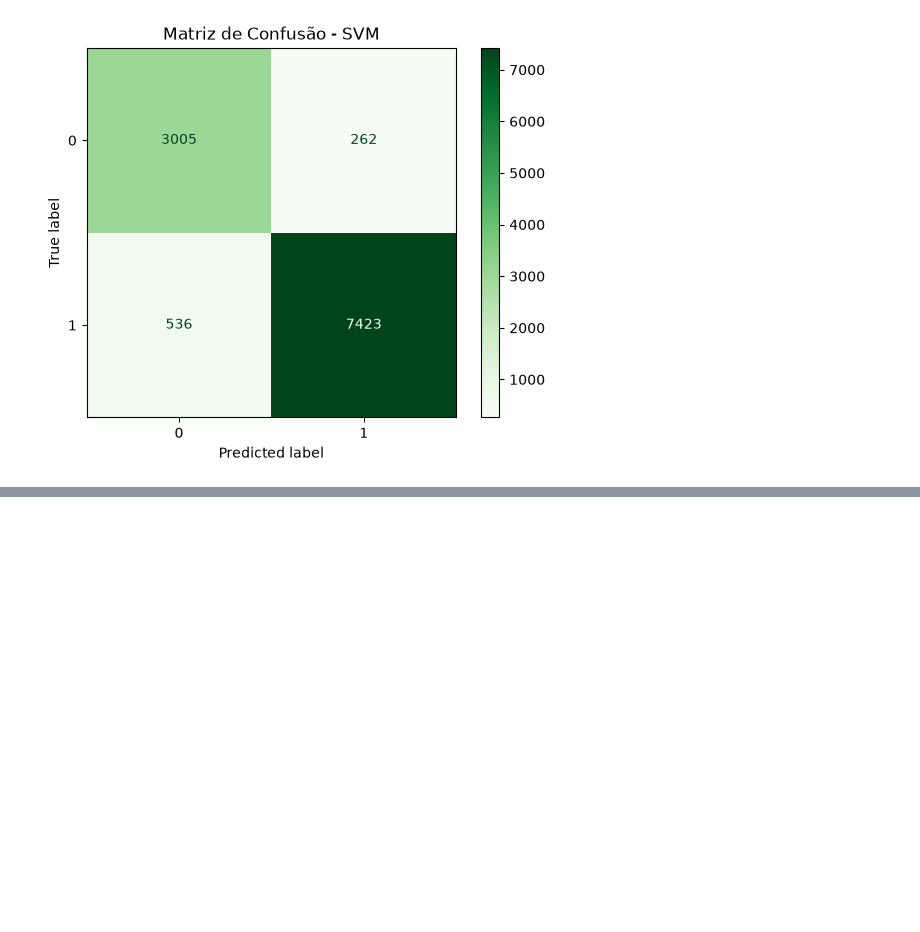
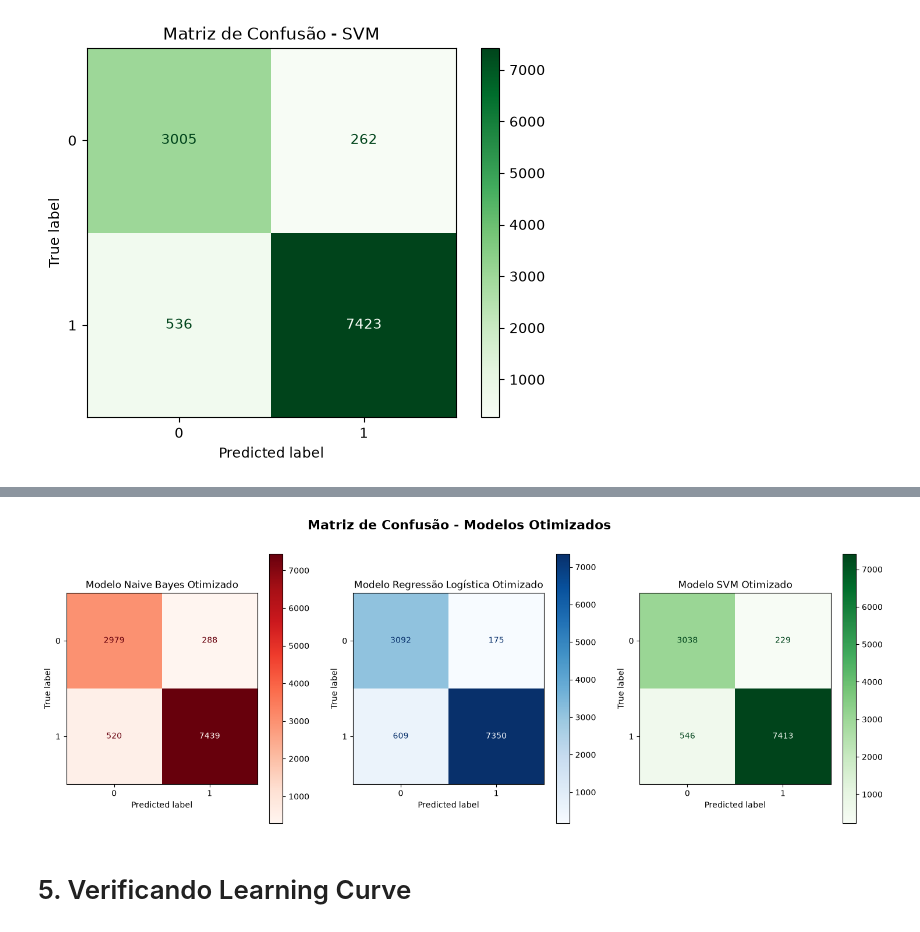
Before and after one commit to RenanTrevelim/olist-nlp-audit, a Jupyter notebook: notebooks/02_tfidf_models.ipynb, the cells around one changed output, grey strips where cells are left out. Saved outputs shown, nothing was run; the diff lists cells and outputs as text; code cells hidden in the pictures; blank space fills up the shorter version.

Commit message:
terminando modelo tfidf

```diff
--- a/notebooks/02_nlp_audit.ipynb
+++ b/notebooks/02_tfidf_models.ipynb
@@ -434,0 +500,21 @@ plt.show()
+# %%
+pipeline_svm = Pipeline([
+    ("tfidf", vectorizer),
+    ("modelo_svm", LinearSVC(random_state=42, class_weight="balanced"))
+])
+
+param_grid_svm = {
+    "modelo_svm__C": [0.01, 0.1, 0.5, 1.0]
+}
+
+grid_svm = GridSearchCV(
+    estimator=pipeline_svm,
+    param_grid=param_grid_svm,
+    cv=cv,
+    scoring="f1_macro"
+)
+
+grid_svm.fit(X_treino, y_treino)
+
+print(f"Melhor Score -> {grid_svm.best_score_}")
+print(f"Melhores Hiperparâmetros -> {grid_svm.best_params_}")
@@ -434,0 +558,22 @@ plt.show()
+# %%
+modelo_nb_otimizado = grid_nb.best_estimator_
+modelo_rl_otimizado = grid_rl.best_estimator_
+modelo_svm_otimizado = grid_svm.best_estimator_
+# %%
+fig, ax = plt.subplots(1, 3, figsize=(18,6))
+
+ConfusionMatrixDisplay.from_estimator(modelo_nb_otimizado, X_teste, y_teste, cmap="Reds", ax=ax[0])
+ax[0].set_title("Modelo Naive Bayes Otimizado")
+
+ConfusionMatrixDisplay.from_estimator(modelo_rl_otimizado, X_teste, y_teste, cmap="Blues", ax=ax[1])
+ax[1].set_title("Modelo Regressão Logística Otimizado")
+
+ConfusionMatrixDisplay.from_estimator(modelo_svm_otimizado, X_teste, y_teste, cmap="Greens", ax=ax[2])
+ax[2].set_title("Modelo SVM Otimizado")
+
+plt.suptitle("Matriz de Confusão - Modelos Otimizados",fontsize=16, fontweight="bold")
+plt.show()
+# %% [output]
+[figure, added]
+# %% [markdown]
+# 5. Verificando Learning Curve
```
Also changed, not shown: parts of 18 cells of this notebook.
